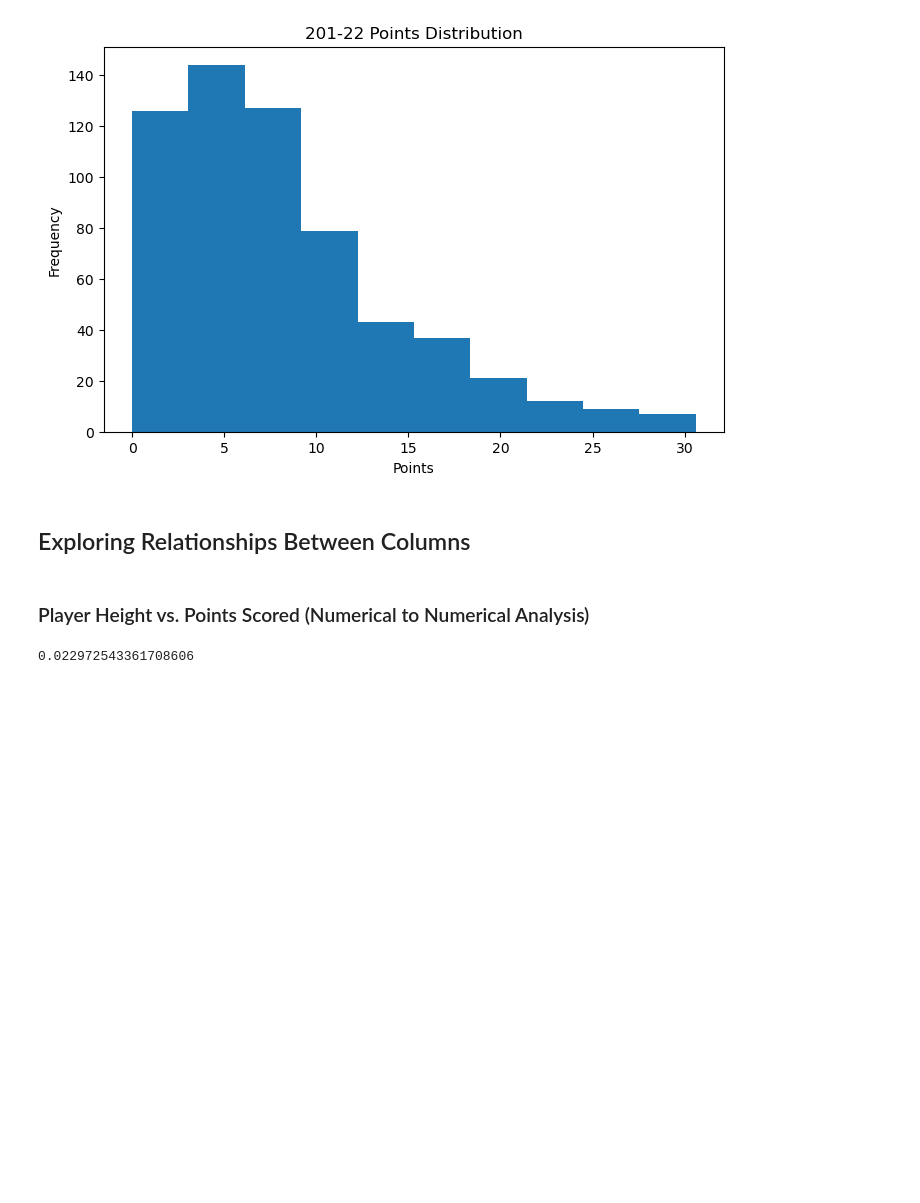
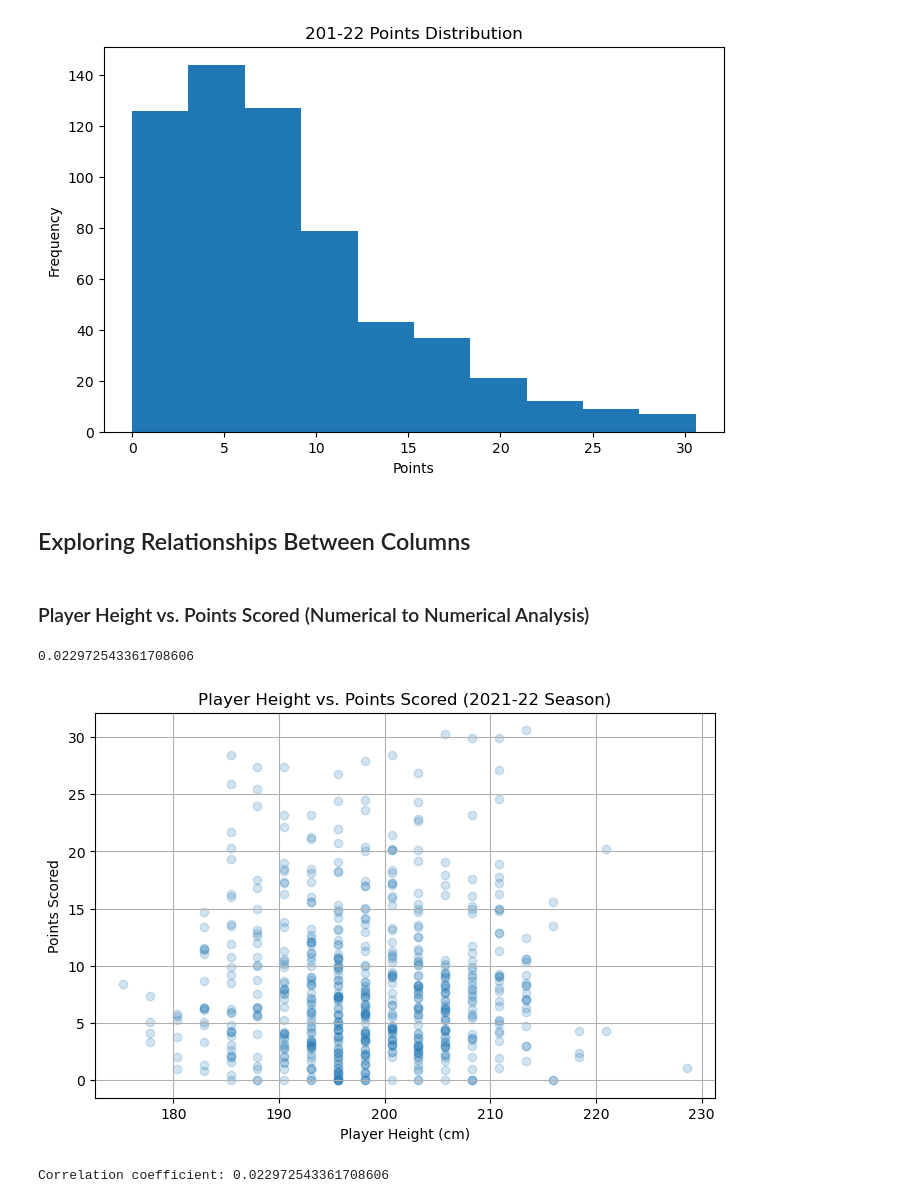
Before and after one commit to Chris-Goyette/Python_DA_Class, a Jupyter notebook: Colab_Notebooks/NBA_data_2_19.ipynb, the cells around one changed output. Drawn from its saved outputs; the diff is of its cells as text; code cells hidden in the pictures; blank space fills up the shorter version.

```diff
--- a/Colab_Notebooks/NBA_data_2_19.ipynb
+++ b/Colab_Notebooks/NBA_data_2_19.ipynb
@@ -327,3 +327,17 @@ correlation_height_pts
 # %%
 # The correlation coefficient suggests that there is no strong correlation between
 # player_heights and pts
+# %%
+# Now lets create a scatter plot to visualize the relationship between player height and points scored
+plt.figure(figsize=(8, 5))
+plt.scatter(df_2021_22['player_height_cm'], df_2021_22['pts'], alpha=0.2)
+plt.title('Player Height vs. Points Scored (2021-22 Season)')
+plt.xlabel('Player Height (cm)')
+plt.ylabel('Points Scored')
+plt.grid(True)
+plt.show()
+
+print("Correlation coefficient:", correlation_height_pts)
+# %% [output]
+[figure, added]
+Correlation coefficient: 0.022972543361708606
```
Also changed, not shown: parts of 2 cells of this notebook.
